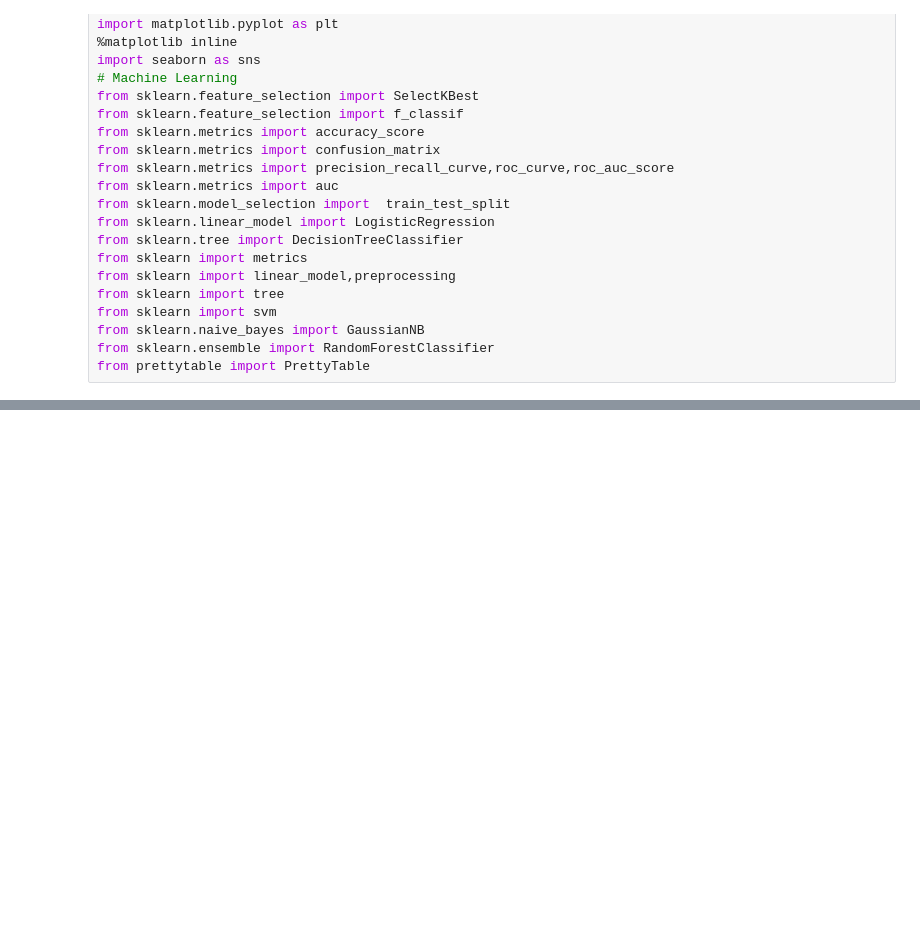
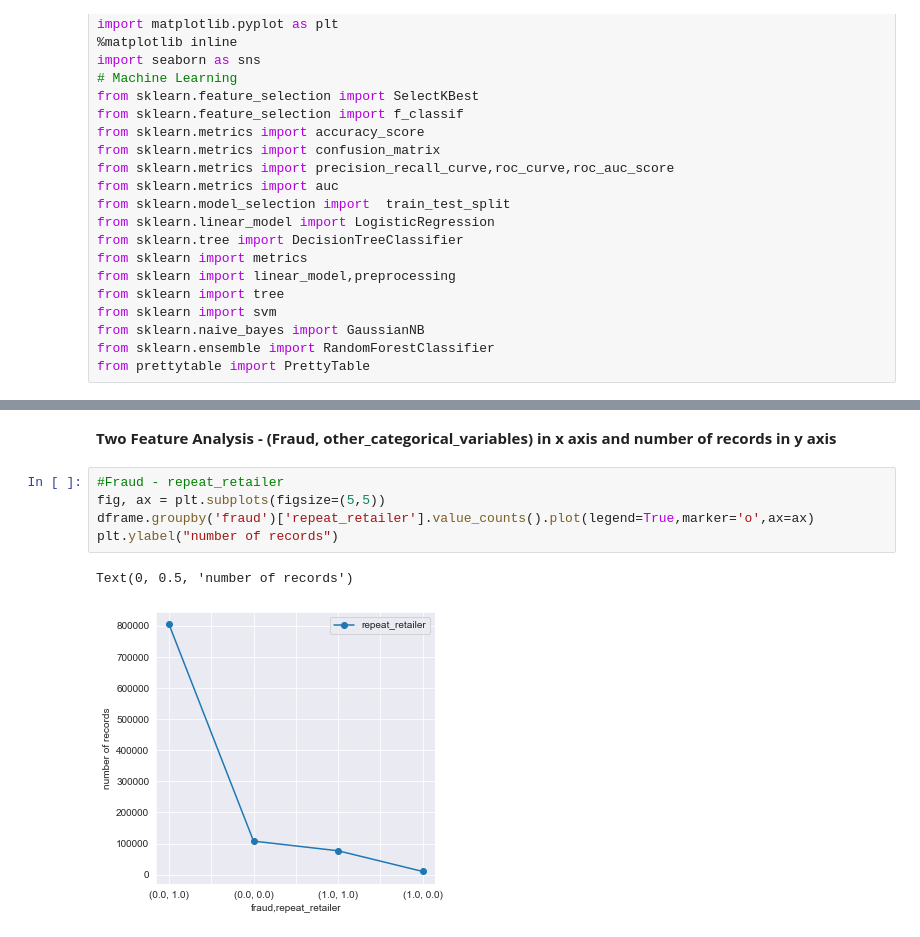
Before and after one commit to Machine1314/Proyecto-Final-AI, a Jupyter notebook: credit_card_fraud.ipynb, the cells around one changed output, grey strips where cells are left out. Saved outputs shown, nothing was run; the diff lists cells and outputs as text; blank space fills up the shorter version.

```diff
--- a/credit_card_fraud.ipynb
+++ b/credit_card_fraud.ipynb
@@ -53,0 +126,10 @@ dframe.describe()
+# %% [markdown]
+<b>Two Feature Analysis - (Fraud, other_categorical_variables) in x axis and number of records in y axis<b>
+# %%
+#Fraud - repeat_retailer
+fig, ax = plt.subplots(figsize=(5,5))
+dframe.groupby('fraud')['repeat_retailer'].value_counts().plot(legend=True,marker='o',ax=ax)
+plt.ylabel("number of records")
+# %% [output]
+Text(0, 0.5, 'number of records')
+[figure, added]
```
Also changed, not shown: parts of 47 cells of this notebook.
